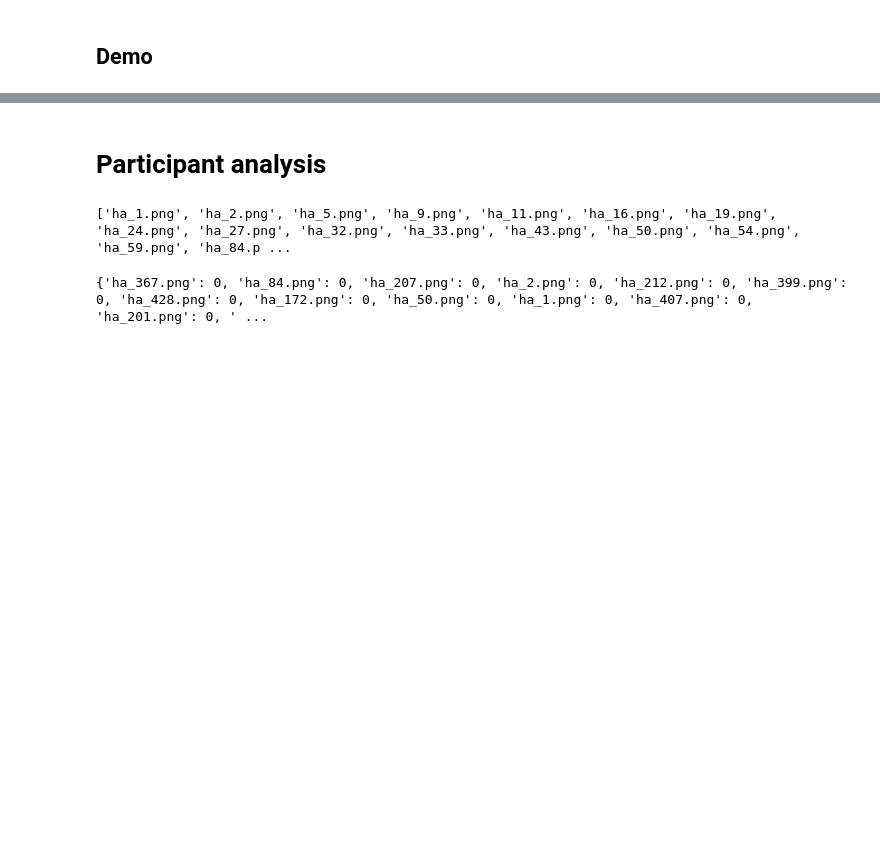
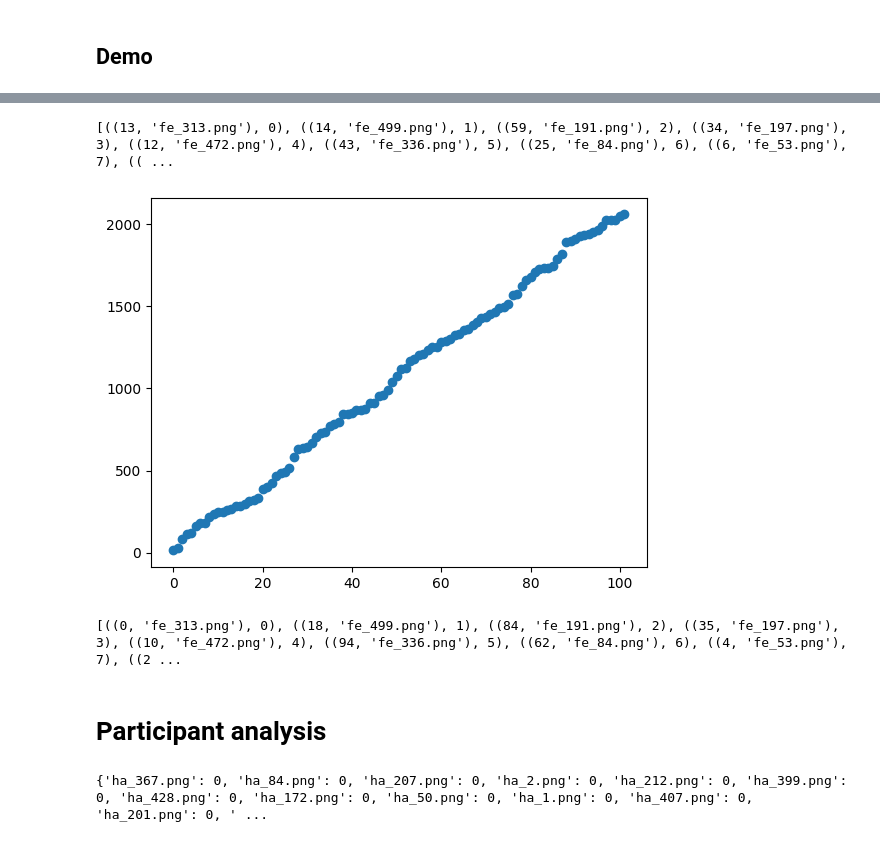
Before and after one commit to KUCognitiveInformaticsLab/PairwiseExpressionAnnotator, a Jupyter notebook: result/analyze_rank_fear.ipynb, the cells around one changed output, grey strips where cells are left out. Saved outputs shown, nothing was run; the diff lists cells and outputs as text; code cells hidden in the pictures; blank space fills up the shorter version.

```diff
--- a/result/analyze_rank_fear.ipynb
+++ b/result/analyze_rank_fear.ipynb
@@ -206,29 +179,35 @@ print(len(result))
+# %%
+# compute rank
+temp_list = []
+for i, c in enumerate(i_data):
+    temp_list.append((c, fear_name_rank_order[c[1]]))
+temp_list.sort(key=lambda x:x[1])
+# temp_list = [x[0] for x in temp_list]
+print(temp_list)
+
+x = [i for i in range(102)]
+y = []
+temp_score = 0
+for i in temp_list:
+    tmp = abs(i[1] - i[0][0])
+    temp_score += tmp
+    y.append(temp_score)
+
+import numpy as np
+import matplotlib.pyplot as plt
+x = np.array(x)
+y = np.array(y)
+plt.scatter(x, y)
+plt.show()
+# %% [output]
+[((13, 'fe_313.png'), 0), ((14, 'fe_499.png'), 1), ((59, 'fe_191.png'), 2), ((34, 'fe_197.png'), 3), ((12, 'fe_472.png'), 4), ((43, 'fe_336.png'), 5), ((25, 'fe_84.png'), 6), ((6, 'fe_53.png'), 7), (( ...
+[figure, added]
+# %%
+print(temp_list)
+# %% [output]
+[((0, 'fe_313.png'), 0), ((18, 'fe_499.png'), 1), ((84, 'fe_191.png'), 2), ((35, 'fe_197.png'), 3), ((10, 'fe_472.png'), 4), ((94, 'fe_336.png'), 5), ((62, 'fe_84.png'), 6), ((4, 'fe_53.png'), 7), ((2 ...
 # %% [markdown]
 # Participant analysis
-# %%
-# sort raw_img_name_list base on the number in the file name
-def sortRawImgNameList(raw_img_name_list):
-    import re
-    def atoi(text):
-        return int(text) if text.isdigit() else text
-
-    def natural_keys(text):
-        '''
-        alist.sort(key=natural_keys) sorts in human order
-        http://nedbatchelder.com/blog/200712/human_sorting.html
-        (See Toothy's implementation in the comments)
-        '''
-        return [atoi(c) for c in re.split(r'(\d+)', text)]
-
-    raw_img_name_list.sort(key=natural_keys)
-    return raw_img_name_list
-
-# sort the list
-raw_img_name_list = ['ha_367.png', 'ha_84.png', 'ha_207.png', 'ha_2.png', 'ha_212.png', 'ha_399.png', 'ha_428.png', 'ha_172.png', 'ha_50.png', 'ha_1.png', 'ha_407.png', 'ha_201.png', 'ha_215.png', 'ha_5.png', 'ha_348.png', 'ha_54.png', 'ha_412.png', 'ha_174.png', 'ha_404.png', 'ha_202.png', 'ha_43.png', 'ha_377.png', 'ha_149.png', 'ha_106.png', 'ha_24.png', 'ha_476.png', 'ha_310.png', 'ha_489.png', 'ha_477.png', 'ha_311.png', 'ha_19.png', 'ha_107.png', 'ha_139.png', 'ha_111.png', 'ha_33.png', 'ha_27.png', 'ha_475.png', 'ha_32.png', 'ha_110.png', 'ha_128.png', 'ha_262.png', 'ha_288.png', 'ha_303.png', 'ha_301.png', 'ha_315.png', 'ha_329.png', 'ha_249.png', 'ha_314.png', 'ha_466.png', 'ha_116.png', 'ha_11.png', 'ha_443.png', 'ha_292.png', 'ha_244.png', 'ha_442.png', 'ha_132.png', 'ha_130.png', 'ha_124.png', 'ha_454.png', 'ha_497.png', 'ha_252.png', 'ha_284.png', 'ha_482.png', 'ha_131.png', 'ha_119.png', 'ha_451.png', 'ha_243.png', 'ha_257.png', 'ha_256.png', 'ha_16.png', 'ha_450.png', 'ha_122.png', 'ha_320.png', 'ha_334.png', 'ha_491.png', 'ha_268.png', 'ha_296.png', 'ha_241.png', 'ha_233.png', 'ha_384.png', 'ha_186.png', 'ha_151.png', 'ha_145.png', 'ha_184.png', 'ha_59.png', 'ha_9.png', 'ha_393.png', 'ha_344.png', 'ha_422.png', 'ha_185.png', 'ha_152.png', 'ha_368.png', 'ha_235.png', 'ha_221.png', 'ha_382.png', 'ha_396.png', 'ha_341.png', 'ha_380.png', 'ha_381.png', 'ha_342.png']
-myList = sortRawImgNameList(raw_img_name_list)
-print(myList)
-# %% [output]
-['ha_1.png', 'ha_2.png', 'ha_5.png', 'ha_9.png', 'ha_11.png', 'ha_16.png', 'ha_19.png', 'ha_24.png', 'ha_27.png', 'ha_32.png', 'ha_33.png', 'ha_43.png', 'ha_50.png', 'ha_54.png', 'ha_59.png', 'ha_84.p ...
 # %%
 raw_img_name_list = ['ha_367.png', 'ha_84.png', 'ha_207.png', 'ha_2.png', 'ha_212.png', 'ha_399.png', 'ha_428.png', 'ha_172.png', 'ha_50.png', 'ha_1.png', 'ha_407.png', 'ha_201.png', 'ha_215.png', 'ha_5.png', 'ha_348.png', 'ha_54.png', 'ha_412.png', 'ha_174.png', 'ha_404.png', 'ha_202.png', 'ha_43.png', 'ha_377.png', 'ha_149.png', 'ha_106.png', 'ha_24.png', 'ha_476.png', 'ha_310.png', 'ha_489.png', 'ha_477.png', 'ha_311.png', 'ha_19.png', 'ha_107.png', 'ha_139.png', 'ha_111.png', 'ha_33.png', 'ha_27.png', 'ha_475.png', 'ha_32.png', 'ha_110.png', 'ha_128.png', 'ha_262.png', 'ha_288.png', 'ha_303.png', 'ha_301.png', 'ha_315.png', 'ha_329.png', 'ha_249.png', 'ha_314.png', 'ha_466.png', 'ha_116.png', 'ha_11.png', 'ha_443.png', 'ha_292.png', 'ha_244.png', 'ha_442.png', 'ha_132.png', 'ha_130.png', 'ha_124.png', 'ha_454.png', 'ha_497.png', 'ha_252.png', 'ha_284.png', 'ha_482.png', 'ha_131.png', 'ha_119.png', 'ha_451.png', 'ha_243.png', 'ha_257.png', 'ha_256.png', 'ha_16.png', 'ha_450.png', 'ha_122.png', 'ha_320.png', 'ha_334.png', 'ha_491.png', 'ha_268.png', 'ha_296.png', 'ha_241.png', 'ha_233.png', 'ha_384.png', 'ha_186.png', 'ha_151.png', 'ha_145.png', 'ha_184.png', 'ha_59.png', 'ha_9.png', 'ha_393.png', 'ha_344.png', 'ha_422.png', 'ha_185.png', 'ha_152.png', 'ha_368.png', 'ha_235.png', 'ha_221.png', 'ha_382.png', 'ha_396.png', 'ha_341.png', 'ha_380.png', 'ha_381.png', 'ha_342.png']
 raw_img_score_dic = {x: 0 for x in raw_img_name_list}
```
Also changed, not shown: parts of 14 cells of this notebook, 14 other files.
